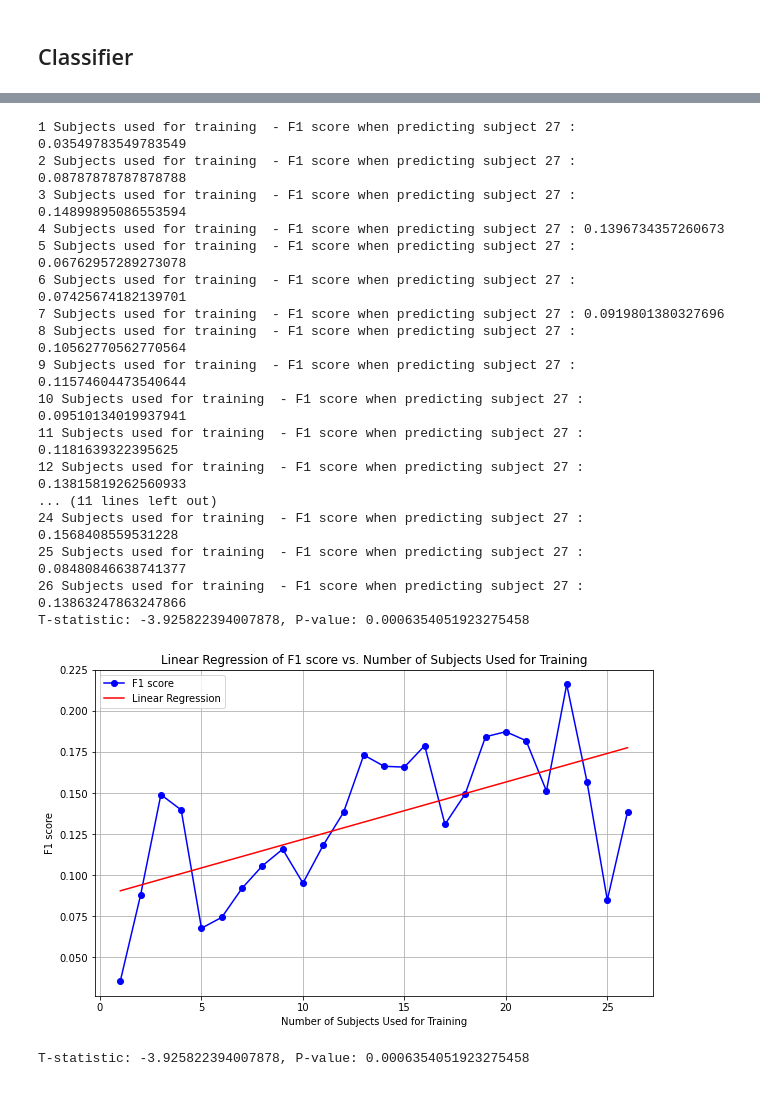
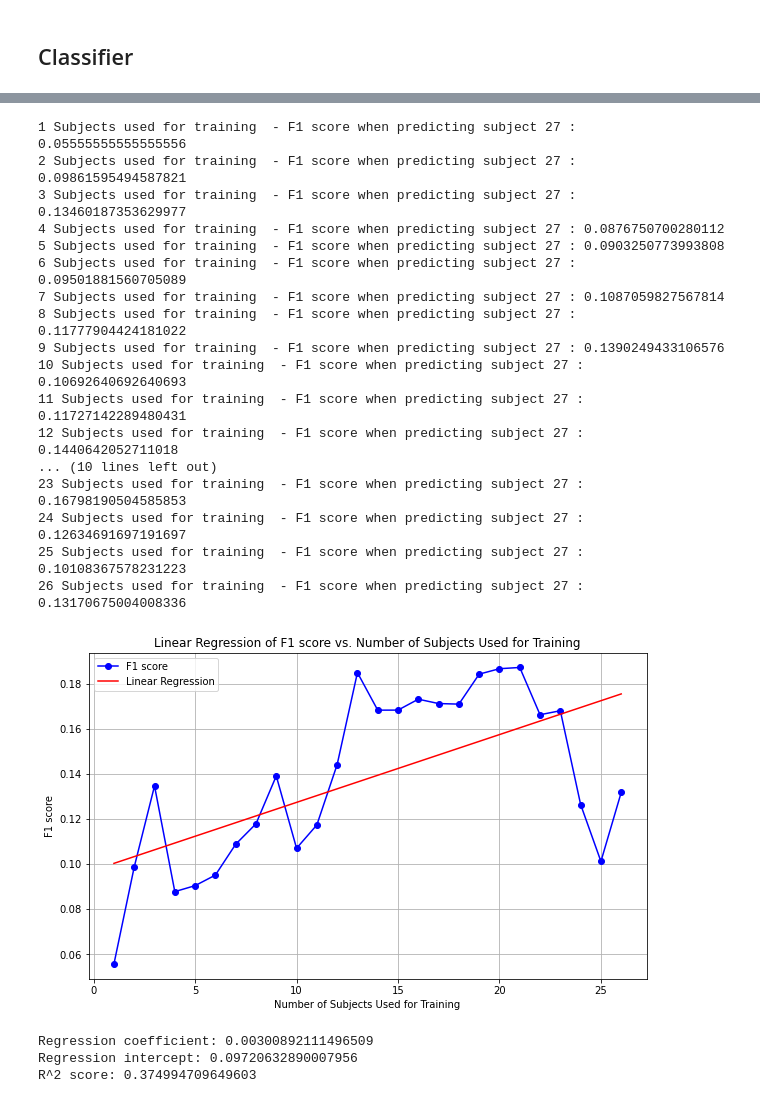
Before and after one commit to MetthewB/NSSP_Project2, a Jupyter notebook: scripts/part2.ipynb, the cells around one changed output, grey strips where cells are left out. Saved outputs shown, nothing was run; the diff lists cells and outputs as text; code cells hidden in the pictures.

```diff
--- a/scripts/part2.ipynb
+++ b/scripts/part2.ipynb
@@ -26,6 +24,7 @@ The autoreload extension is already loaded. To reload it, use:
 # Define the base path to the zip files and the extraction directory
 base_zip_path = '../data/'
 extraction_dir = '../data/'
+figure_dir = '../output/'
 id_column, emg, stimuli, repetitions = load_and_concatenate_subjects(base_path=base_zip_path, extraction_dir=extraction_dir, num_subjects=27, isZipped=False)
 # %%
 # print data shape
@@ -100,9 +99,17 @@ for i, subject_num in enumerate(unique_subjects):
     ax.set_xlabel("Time")
     ax.set_ylabel("EMG Signal")
 
+    # Check for channels that are zero
+    zero_channels = np.where(np.all(emg_envelope_first_stimuli_repetition == 0, axis=0))[0]
+
+    # print the zero channels
+    if zero_channels.size > 0:
+        print(f"Subject {int(subject_num)} has zero channels: {zero_channels}")
+
+
 # Add a legend to the first subplot
 axes[0].legend(loc='upper right', prop={'size': 8})
-
+plt.savefig(figure_dir + 'emg_envelopes.png')
 plt.show()
 # %% [output]
 [figure]
@@ -260,7 +301,7 @@ for subject in range(1, 28):
     X_train_z = scaler.fit_transform(X_train)
     X_test_z = scaler.transform(X_test)
 
-    clf = RandomForestClassifier(random_state=42)
+    clf = grid_search.best_estimator_
     clf.fit(X_train_z, y_train)
 
     y_pred = clf.predict(X_test_z)
@@ -268,13 +309,16 @@ for subject in range(1, 28):
     f1_scores.append(f1Score)
     print(f"Subject used for testing : {subject} - F1 score : {f1Score}")
 
+mean_f1 = np.mean(f1_scores)
 # Plot the f1 score for each subject
 plt.figure(figsize=(10, 6))
 plt.plot(range(1, 28), f1_scores, marker='o')
 plt.title("F1 score for Each Subject")
-plt.axhline(np.mean(f1_scores), color='r', linestyle='--', label='Mean F1 score')
+plt.axhline(mean_f1, color='r', linestyle='--', label='Mean F1 score')
+plt.text(len(f1_scores) - 1, mean_f1, f'{mean_f1:.2f}', color='r', ha='right', va='bottom')
 plt.xlabel("Subject used for testing")
-plt.ylabel("Accuracy")
+plt.ylabel("F1 Score")
 plt.grid(True)
+plt.savefig(figure_dir + 'f1_score_subjects.png')
 plt.show()
 # %% [output]
@@ -309,64 +353,62 @@ for subject in range(1, 27):
     X_train_z = scaler.fit_transform(X_train)
     X_test_z = scaler.transform(X_test)
 
-    clf = RandomForestClassifier(random_state=42)
+    clf = grid_search.best_estimator_
     clf.fit(X_train_z, y_train)
 
     y_pred = clf.predict(X_test_z)
     f1Score = f1_score(y_test, y_pred, average='weighted')
     f1_scores.append(f1Score)
     print(f"{subject} Subjects used for training  - F1 score when predicting subject 27 : {f1Score}")
-
-first_half = f1_scores[:13]
-second_half = f1_scores[13:]
-T_stat, p_value = stats.ttest_ind(first_half, second_half, alternative='two-sided')
-print(f"T-statistic: {T_stat}, P-value: {p_value}")
 # %% [output]
-1 Subjects used for training  - F1 score when predicting subject 27 : 0.03549783549783549
-2 Subjects used for training  - F1 score when predicting subject 27 : 0.08787878787878788
-3 Subjects used for training  - F1 score when predicting subject 27 : 0.14899895086553594
-4 Subjects used for training  - F1 score when predicting subject 27 : 0.1396734357260673
-5 Subjects used for training  - F1 score when predicting subject 27 : 0.06762957289273078
-6 Subjects used for training  - F1 score when predicting subject 27 : 0.07425674182139701
-7 Subjects used for training  - F1 score when predicting subject 27 : 0.0919801380327696
-8 Subjects used for training  - F1 score when predicting subject 27 : 0.10562770562770564
-9 Subjects used for training  - F1 score when predicting subject 27 : 0.11574604473540644
-10 Subjects used for training  - F1 score when predicting subject 27 : 0.09510134019937941
-11 Subjects used for training  - F1 score when predicting subject 27 : 0.1181639322395625
-12 Subjects used for training  - F1 score when predicting subject 27 : 0.13815819262560933
-... (11 lines left out)
-24 Subjects used for training  - F1 score when predicting subject 27 : 0.1568408559531228
-25 Subjects used for training  - F1 score when predicting subject 27 : 0.08480846638741377
-26 Subjects used for training  - F1 score when predicting subject 27 : 0.13863247863247866
-T-statistic: -3.925822394007878, P-value: 0.0006354051923275458
+1 Subjects used for training  - F1 score when predicting subject 27 : 0.05555555555555556
+2 Subjects used for training  - F1 score when predicting subject 27 : 0.09861595494587821
+3 Subjects used for training  - F1 score when predicting subject 27 : 0.13460187353629977
+4 Subjects used for training  - F1 score when predicting subject 27 : 0.0876750700280112
+5 Subjects used for training  - F1 score when predicting subject 27 : 0.0903250773993808
+6 Subjects used for training  - F1 score when predicting subject 27 : 0.09501881560705089
+7 Subjects used for training  - F1 score when predicting subject 27 : 0.1087059827567814
+8 Subjects used for training  - F1 score when predicting subject 27 : 0.11777904424181022
+9 Subjects used for training  - F1 score when predicting subject 27 : 0.1390249433106576
+10 Subjects used for training  - F1 score when predicting subject 27 : 0.10692640692640693
+11 Subjects used for training  - F1 score when predicting subject 27 : 0.11727142289480431
+12 Subjects used for training  - F1 score when predicting subject 27 : 0.1440642052711018
+... (10 lines left out)
+23 Subjects used for training  - F1 score when predicting subject 27 : 0.16798190504585853
+24 Subjects used for training  - F1 score when predicting subject 27 : 0.12634691697191697
+25 Subjects used for training  - F1 score when predicting subject 27 : 0.10108367578231223
+26 Subjects used for training  - F1 score when predicting subject 27 : 0.13170675004008336
 # %%
 subject_range = range(1, 27)  # Subjects from 1 to 26
 # 1. **Linear Regression to test for statistical increase**
 X = np.array(subject_range).reshape(-1, 1)  # Number of subjects
 y = np.array(f1_scores)  # Corresponding accuracies
 
 # Fit a linear regression model
 regressor = LinearRegression()
 regressor.fit(X, y)
 
 # Get the regression line
 y_pred_regression = regressor.predict(X)
 
 # Plot the linear regression result
 plt.figure(figsize=(10, 6))
 plt.plot(subject_range, f1_scores, color='blue', marker = 'o', label='F1 score')
 plt.plot(subject_range, y_pred_regression, color='red', label='Linear Regression')
 plt.title("Linear Regression of F1 score vs. Number of Subjects Used for Training")
 plt.xlabel("Number of Subjects Used for Training")
 plt.ylabel("F1 score")
 plt.legend()
 plt.grid(True)
+plt.savefig(figure_dir + 'linear_regression_f1_score.png')
 plt.show()
 
-first_half = f1_scores[:13]
-second_half = f1_scores[13:]
-T_stat, p_value = stats.ttest_ind(first_half, second_half, alternative='two-sided')
-print(f"T-statistic: {T_stat}, P-value: {p_value}")
+# print the regression coefficient
+print(f"Regression coefficient: {regressor.coef_[0]}")
+print(f"Regression intercept: {regressor.intercept_}")
+print(f"R^2 score: {r2_score(y, y_pred_regression)}")
 # %% [output]
-[figure, old version]
+[figure, new version]
-T-statistic: -3.925822394007878, P-value: 0.0006354051923275458
+Regression coefficient: 0.00300892111496509
+Regression intercept: 0.09720632890007956
+R^2 score: 0.374994709649603
```
Also changed, not shown: parts of 7 cells of this notebook, 5 other files.
